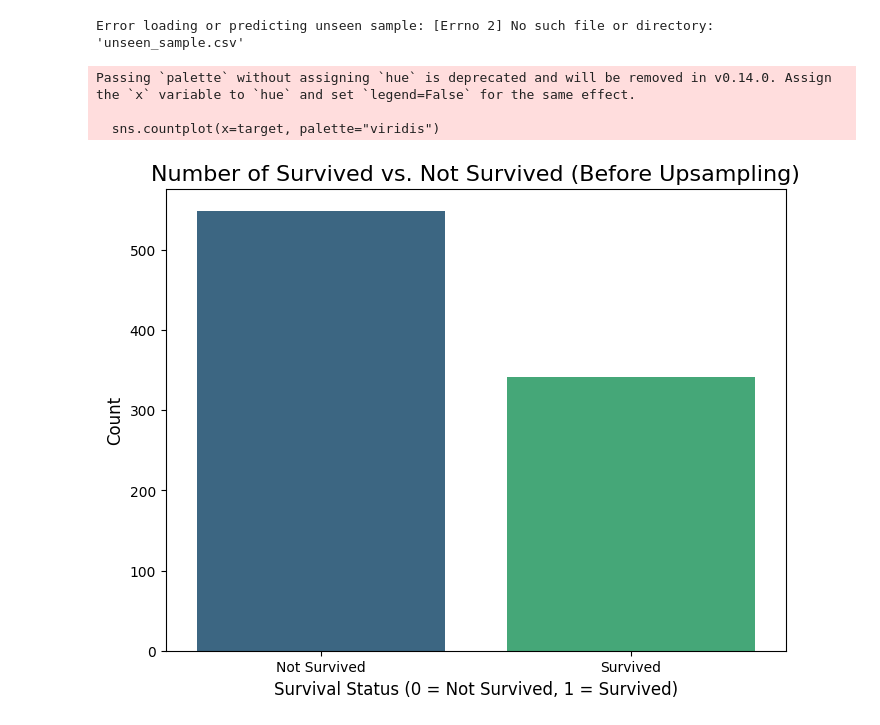
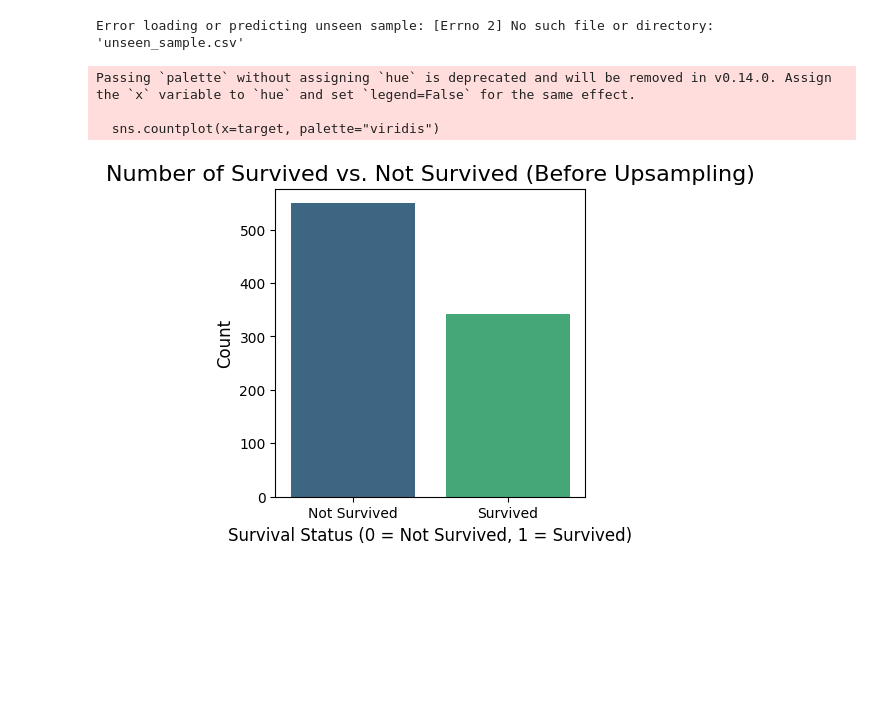
Before and after one commit to yomnaezzat/classification, a Jupyter notebook: notebook63877bca5b.ipynb, the cells around one changed output. Drawn from its saved outputs; the diff is of its cells as text; code cells hidden in the pictures; blank space fills up the shorter version.

```diff
--- a/notebook63877bca5b.ipynb
+++ b/notebook63877bca5b.ipynb
@@ -451,18 +447,18 @@ Error loading or predicting unseen sample: [Errno 2] No such file or directory:
 # %%
 import matplotlib.pyplot as plt
 import seaborn as sns
-plt.figure(figsize=(8, 6))
+plt.figure(figsize=(4, 4))
 sns.countplot(x=target, palette="viridis")
 plt.title("Number of Survived vs. Not Survived (Before Upsampling)", fontsize=16)
 plt.xlabel("Survival Status (0 = Not Survived, 1 = Survived)", fontsize=12)
 plt.ylabel("Count", fontsize=12)
 plt.xticks([0, 1], ['Not Survived', 'Survived'], fontsize=10)
 plt.show()
 # %% [output]
 Passing `palette` without assigning `hue` is deprecated and will be removed in v0.14.0. Assign the `x` variable to `hue` and set `legend=False` for the same effect.
 
   sns.countplot(x=target, palette="viridis")
-[figure, old version]
+[figure, new version]
 # %%
 
 import matplotlib.pyplot as plt
```
Also changed, not shown: parts of 22 cells of this notebook.
